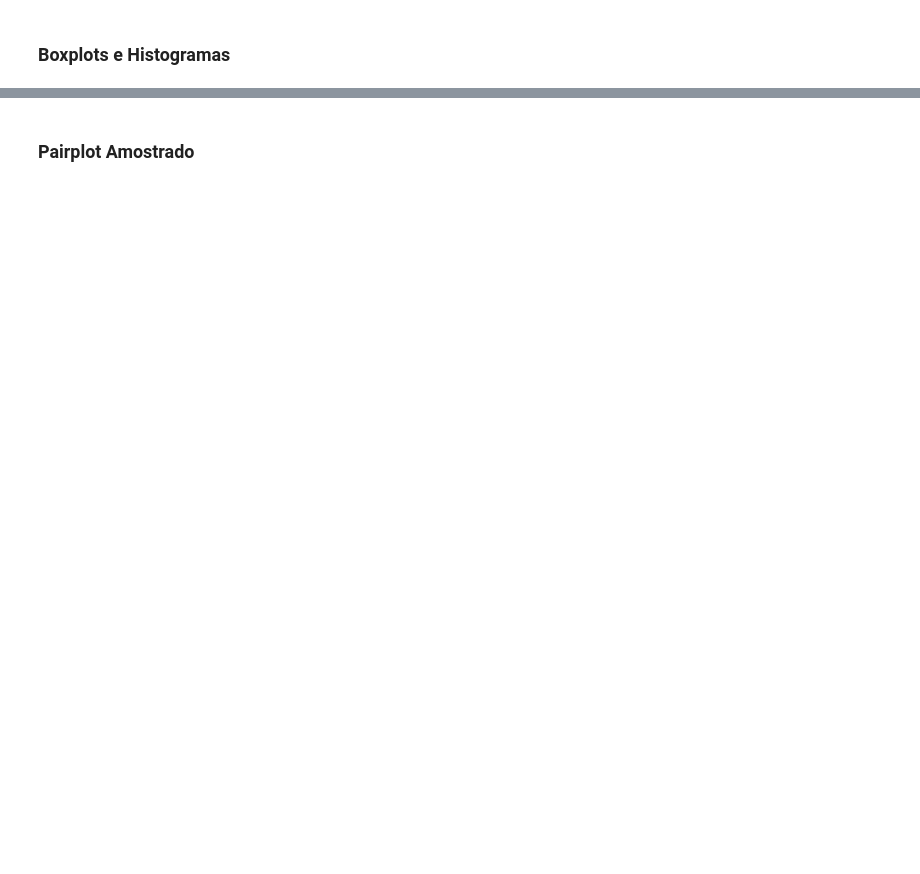
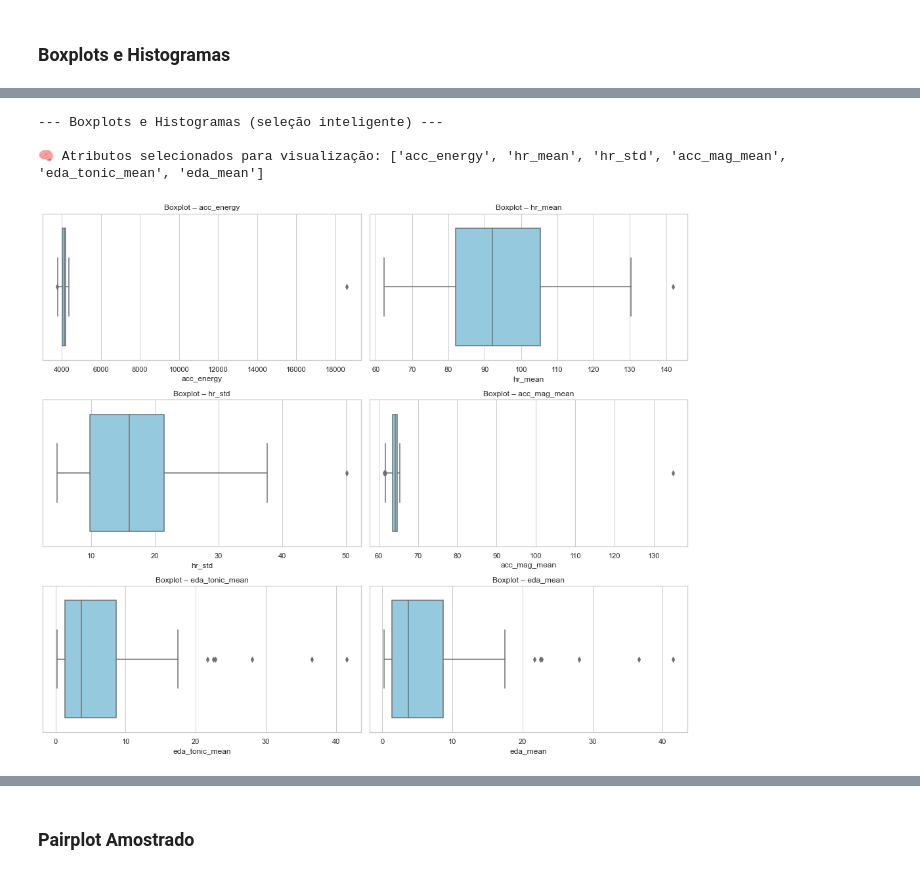
Before and after one commit to anneSS1/Projeto_AM, a Jupyter notebook: main.ipynb, the cells around one changed output, grey strips where cells are left out. Cells and saved outputs as stored; diff of their text form; code cells hidden in the pictures; blank space fills up the shorter version.

```diff
--- a/main.ipynb
+++ b/main.ipynb
@@ -243,0 +274,7 @@ dtype: float64
+# %%
+boxplots_e_histogramas(df)
+# %% [output]
+--- Boxplots e Histogramas (seleção inteligente) ---
+
+🧠 Atributos selecionados para visualização: ['acc_energy', 'hr_mean', 'hr_std', 'acc_mag_mean', 'eda_tonic_mean', 'eda_mean']
+[figure, added]
```
Also changed, not shown: parts of 41 cells of this notebook, 2 other files.
